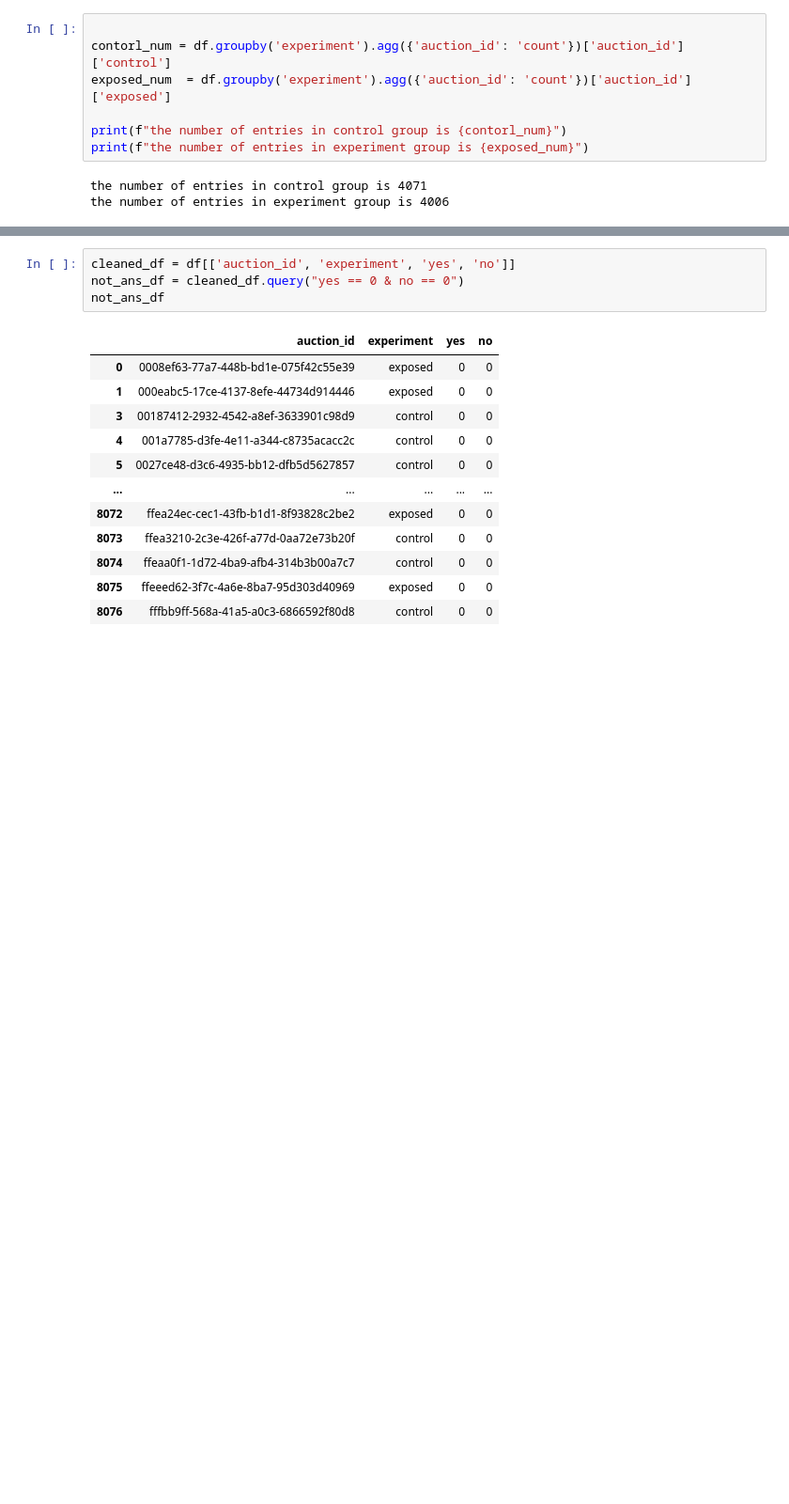
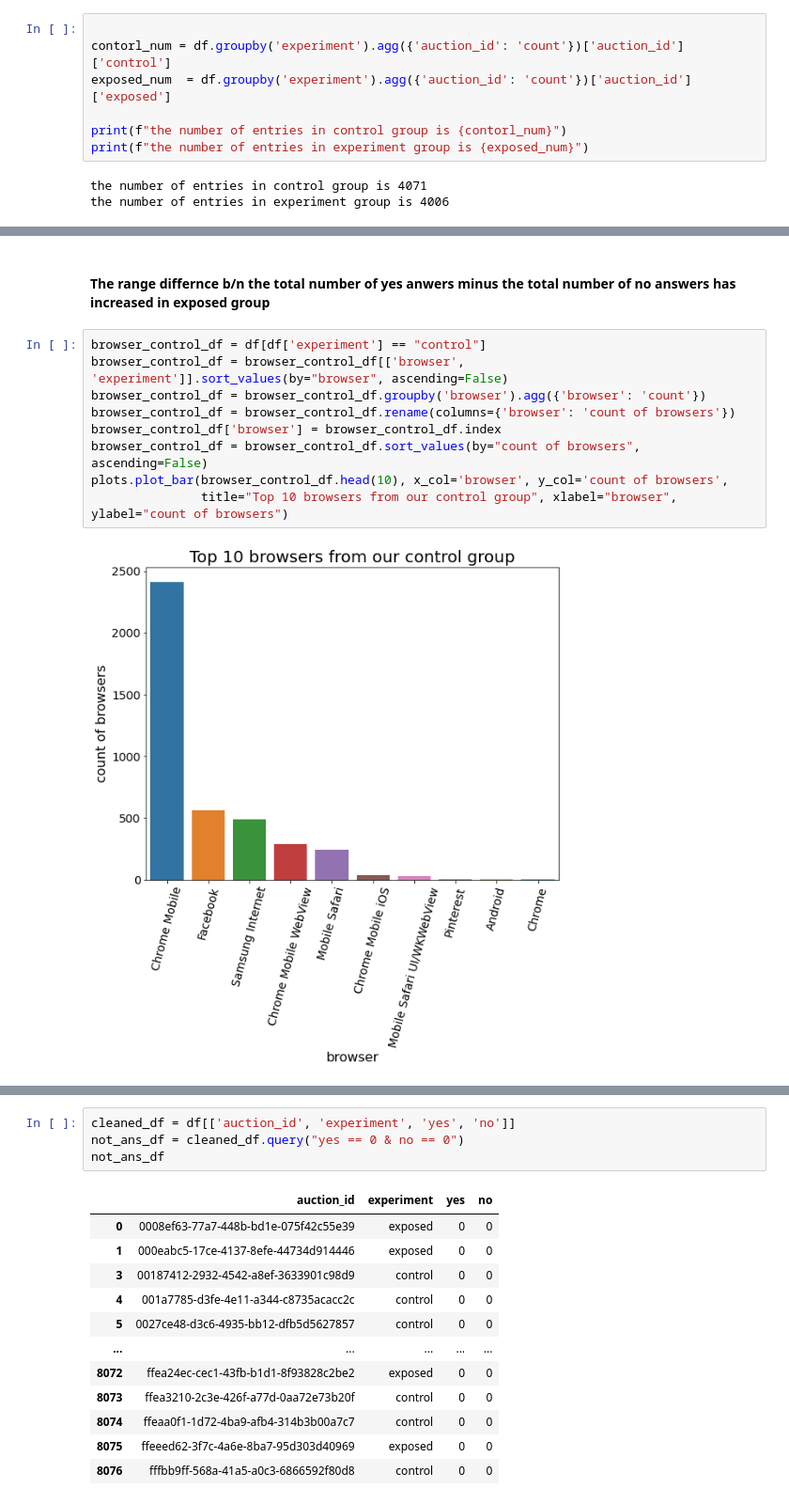
Before and after one commit to daniEL2371/smartAd_abtest, a Jupyter notebook: notebooks/ClassicABTest.ipynb, the cells around one changed output, grey strips where cells are left out. Shown: that part at 94% size. Cells and saved outputs as stored; diff of their text form; blank space fills up the shorter version.

```diff
--- a/notebooks/ClassicABTest.ipynb
+++ b/notebooks/ClassicABTest.ipynb
@@ -69,0 +113,13 @@ the number of entries in experiment group is 4006
+# %% [markdown]
+#### The range differnce b/n the total number of yes anwers minus the total number of no answers has increased in exposed group
+# %%
+browser_control_df = df[df['experiment'] == "control"]
+browser_control_df = browser_control_df[['browser', 'experiment']].sort_values(by="browser", ascending=False)
+browser_control_df = browser_control_df.groupby('browser').agg({'browser': 'count'})
+browser_control_df = browser_control_df.rename(columns={'browser': 'count of browsers'})
+browser_control_df['browser'] = browser_control_df.index
+browser_control_df = browser_control_df.sort_values(by="count of browsers", ascending=False)
+plots.plot_bar(browser_control_df.head(10), x_col='browser', y_col='count of browsers',
+               title="Top 10 browsers from our control group", xlabel="browser", ylabel="count of browsers")
+# %% [output]
+[figure, added]
```
Also changed, not shown: parts of 42 cells of this notebook.
